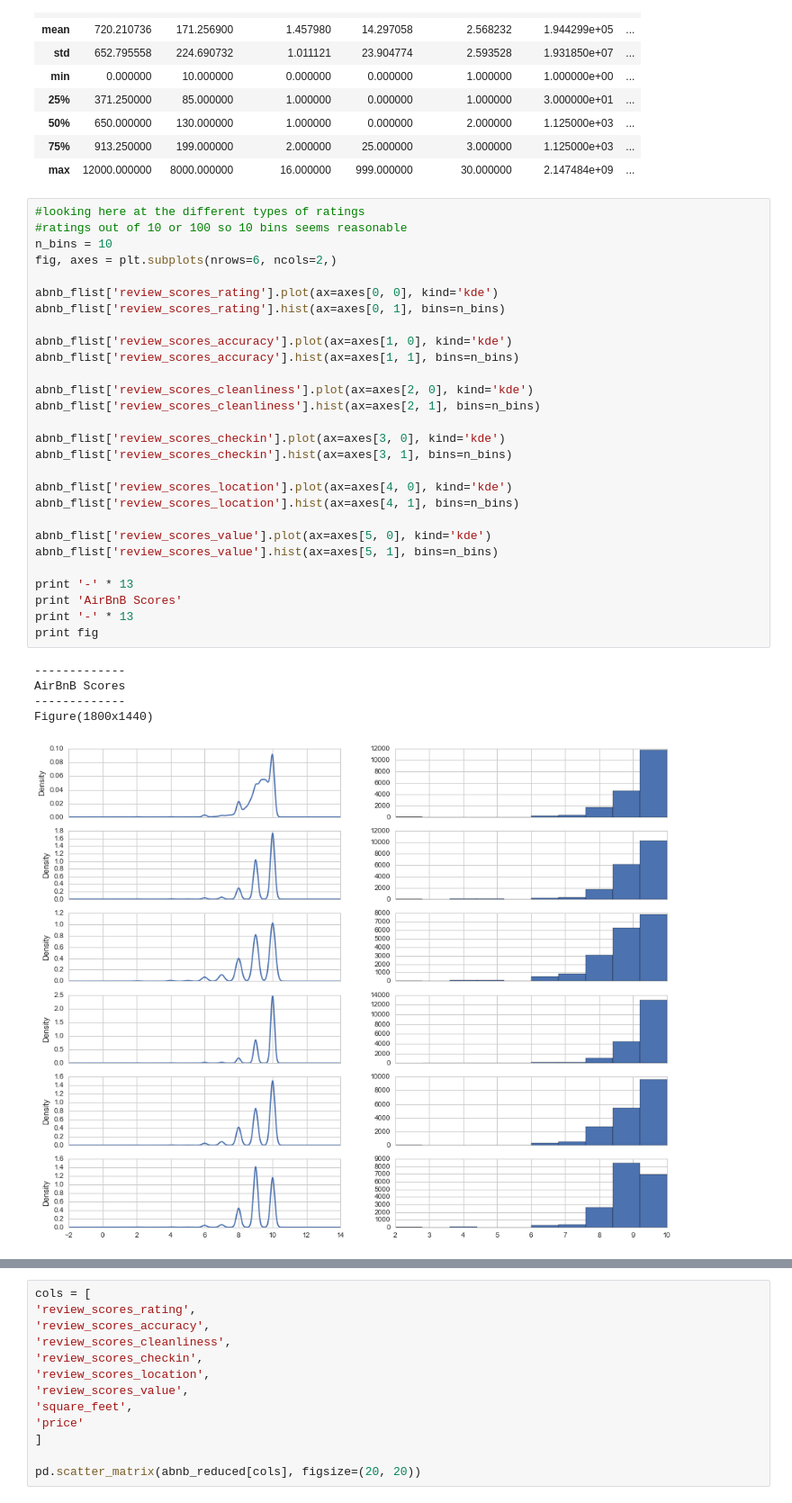
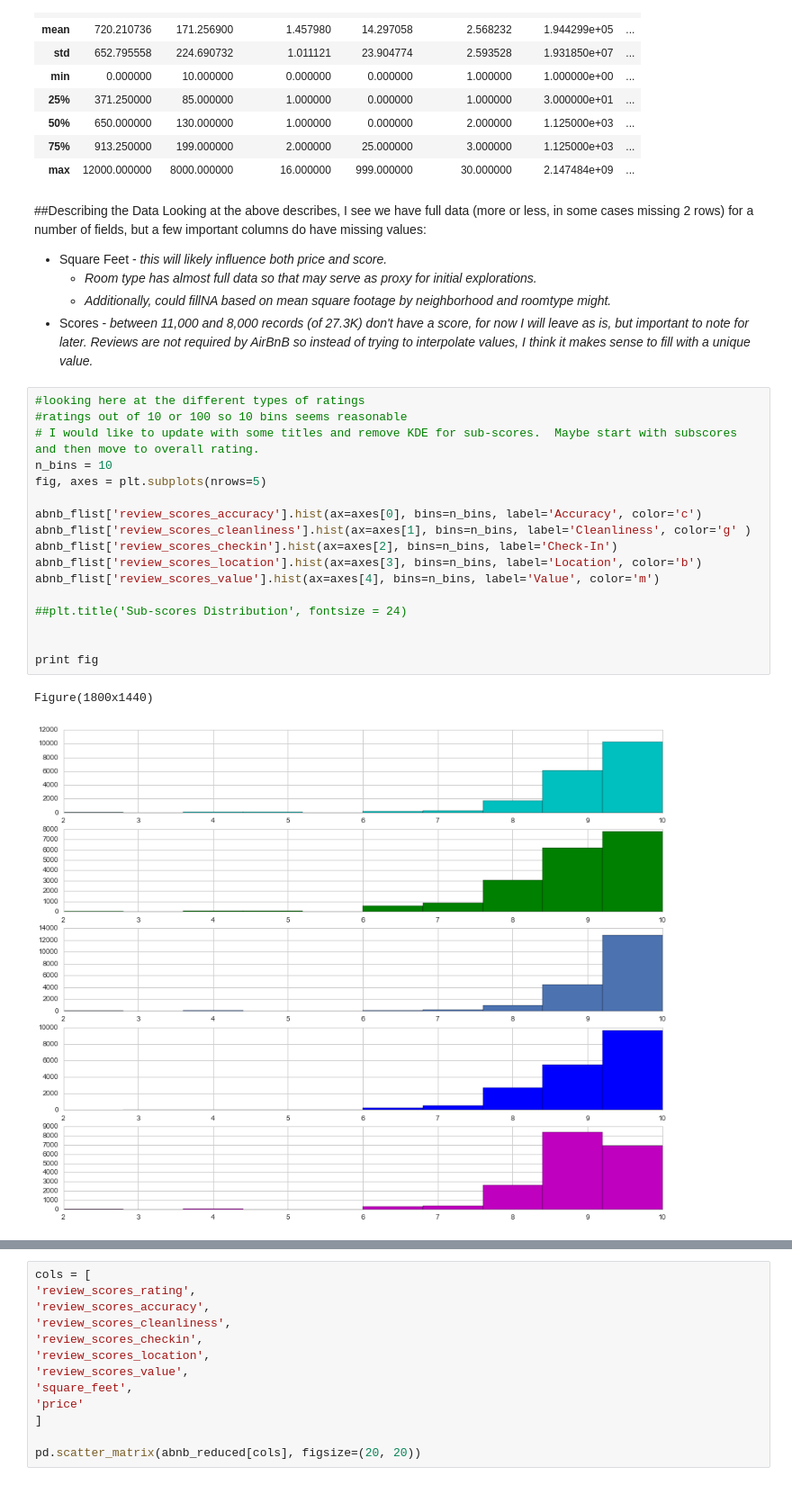
Before and after one commit to duncancfraser/GA_DS18, a Jupyter notebook: Project/Exploration/AirBnB NYC.ipynb, the cells around one changed output, grey strips where cells are left out. Shown at 90% size. Saved outputs shown, nothing was run; the diff lists cells and outputs as text.

```diff
--- a/Project/Exploration/AirBnB NYC.ipynb
+++ b/Project/Exploration/AirBnB NYC.ipynb
@@ -109,37 +155,31 @@ abnb_split2.describe()
 | 50% | 650.000000 | 130.000000 | 1.000000 | 0.000000 | 2.000000 | 1.125000e+03 | ... |
 | 75% | 913.250000 | 199.000000 | 2.000000 | 25.000000 | 3.000000 | 1.125000e+03 | ... |
 | max | 12000.000000 | 8000.000000 | 16.000000 | 999.000000 | 30.000000 | 2.147484e+09 | ... |
+# %% [markdown]
+##Describing the Data
+Looking at the above describes, I see we have full data (more or less, in some cases missing 2 rows) for a number of fields, but a few important columns do have missing values:
+
+* Square Feet - *this will likely influence both price and score.*
+    * *Room type has almost full data so that may serve as proxy for initial explorations.*
+    * *Additionally, could fillNA based on mean square footage by neighborhood and roomtype might.*
+* Scores - *between 11,000 and 8,000 records (of 27.3K) don't have a score, for now I will leave as is, but important to note for later. Reviews are not required by AirBnB so instead of trying to interpolate values, I think it makes sense to fill with a unique value.*
 # %%
 #looking here at the different types of ratings
 #ratings out of 10 or 100 so 10 bins seems reasonable
+# I would like to update with some titles and remove KDE for sub-scores.  Maybe start with subscores and then move to overall rating.
 n_bins = 10
-fig, axes = plt.subplots(nrows=6, ncols=2,)
+fig, axes = plt.subplots(nrows=5)
 
-abnb_flist['review_scores_rating'].plot(ax=axes[0, 0], kind='kde')
-abnb_flist['review_scores_rating'].hist(ax=axes[0, 1], bins=n_bins)
+abnb_flist['review_scores_accuracy'].hist(ax=axes[0], bins=n_bins, label='Accuracy', color='c')
+abnb_flist['review_scores_cleanliness'].hist(ax=axes[1], bins=n_bins, label='Cleanliness', color='g' )
+abnb_flist['review_scores_checkin'].hist(ax=axes[2], bins=n_bins, label='Check-In')
+abnb_flist['review_scores_location'].hist(ax=axes[3], bins=n_bins, label='Location', color='b')
+abnb_flist['review_scores_value'].hist(ax=axes[4], bins=n_bins, label='Value', color='m')
 
-abnb_flist['review_scores_accuracy'].plot(ax=axes[1, 0], kind='kde')
-abnb_flist['review_scores_accuracy'].hist(ax=axes[1, 1], bins=n_bins)
+##plt.title('Sub-scores Distribution', fontsize = 24)
 
-abnb_flist['review_scores_cleanliness'].plot(ax=axes[2, 0], kind='kde')
-abnb_flist['review_scores_cleanliness'].hist(ax=axes[2, 1], bins=n_bins)
 
-abnb_flist['review_scores_checkin'].plot(ax=axes[3, 0], kind='kde')
-abnb_flist['review_scores_checkin'].hist(ax=axes[3, 1], bins=n_bins)
-
-abnb_flist['review_scores_location'].plot(ax=axes[4, 0], kind='kde')
-abnb_flist['review_scores_location'].hist(ax=axes[4, 1], bins=n_bins)
-
-abnb_flist['review_scores_value'].plot(ax=axes[5, 0], kind='kde')
-abnb_flist['review_scores_value'].hist(ax=axes[5, 1], bins=n_bins)
-
-print '-' * 13
-print 'AirBnB Scores'
-print '-' * 13
 print fig
 # %% [output]
--------------
-AirBnB Scores
--------------
 Figure(1800x1440)
-[figure, old version]
+[figure, new version]
```
Also changed, not shown: parts of 54 cells of this notebook, 1 other file.
